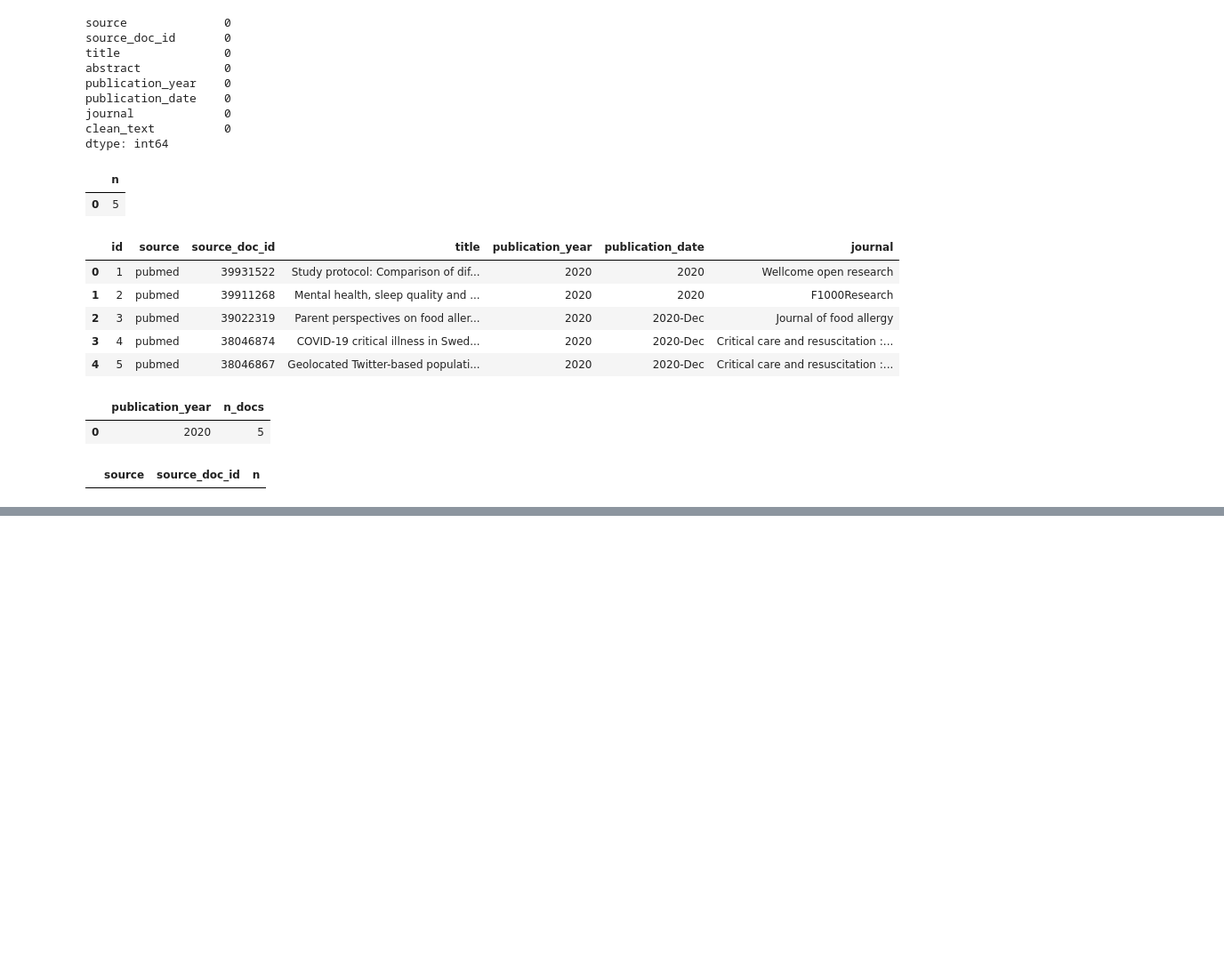
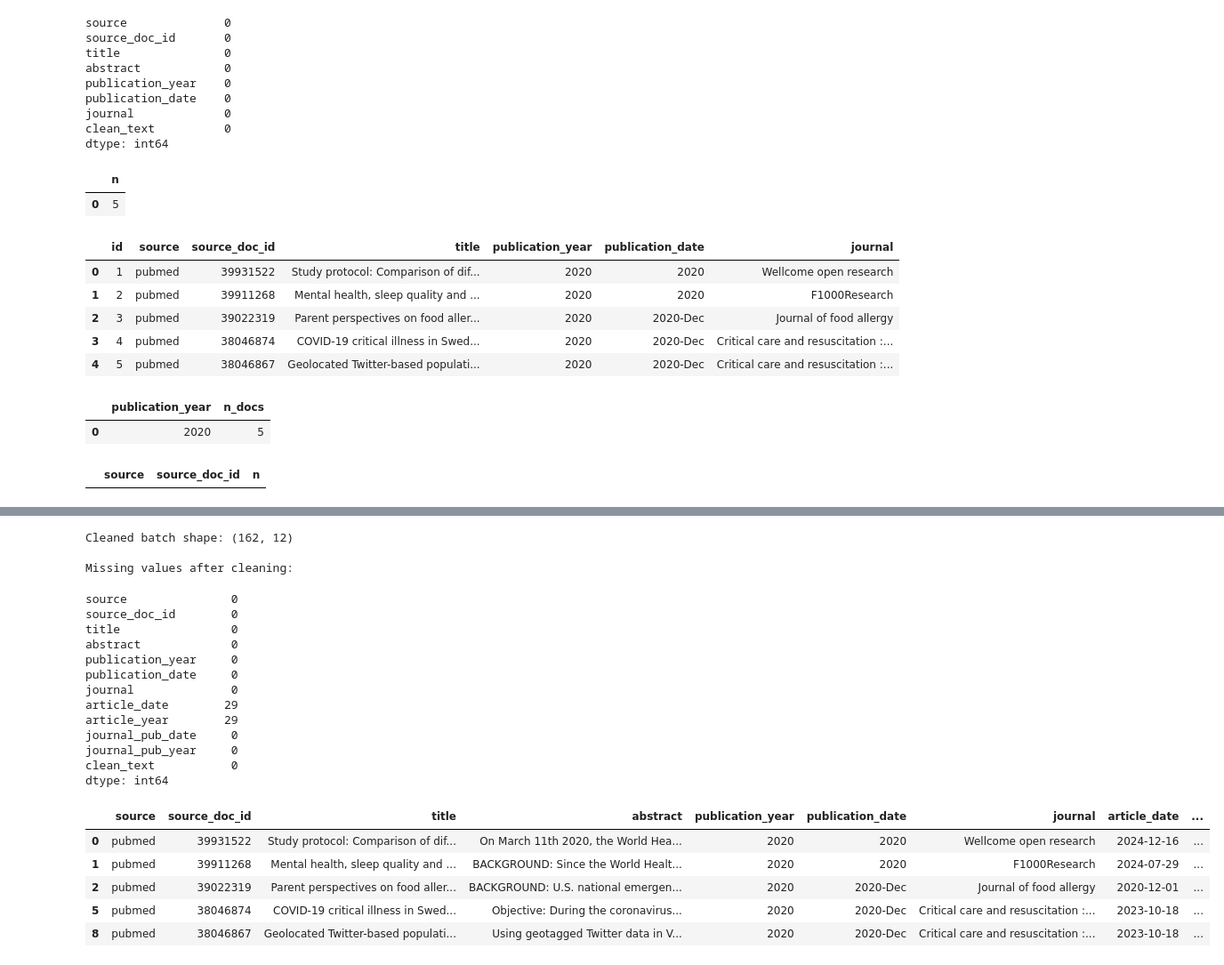
Before and after one commit to JonathanMa03/diffusion-topic-evaluation, a Jupyter notebook: notebooks/01_data_ingestion.ipynb, the cells around one changed output, grey strips where cells are left out. Shown at 89% size. Saved outputs shown, nothing was run; the diff lists cells and outputs as text; code cells hidden in the pictures; blank space fills up the shorter version.

```diff
--- a/notebooks/01_data_ingestion.ipynb
+++ b/notebooks/01_data_ingestion.ipynb
@@ -412,0 +608,53 @@ conn.close()
+# %%
+df = df_raw.copy()
+
+# keep only rows with usable text fields
+df = df.dropna(subset=["title", "abstract", "publication_year"])
+
+# standardize text
+for col in ["title", "abstract", "journal", "publication_date"]:
+    if col in df.columns:
+        df[col] = df[col].astype(str).str.strip()
+
+# remove obviously empty strings that became "nan"
+df = df[
+    (df["title"].str.len() > 0) &
+    (df["abstract"].str.len() > 0) &
+    (df["title"].str.lower() != "nan") &
+    (df["abstract"].str.lower() != "nan")
+].copy()
+
+# de-duplicate within this batch
+df = df.drop_duplicates(subset=["source", "source_doc_id"])
+
+# create clean text for later embedding
+df["clean_text"] = df["title"] + " " + df["abstract"]
+
+print("Cleaned batch shape:", df.shape)
+print("\nMissing values after cleaning:")
+display(df.isna().sum())
+
+display(df.head())
+# %% [output]
+Cleaned batch shape: (162, 12)
+
+Missing values after cleaning:
+source               0
+source_doc_id        0
+title                0
+abstract             0
+publication_year     0
+publication_date     0
+journal              0
+article_date        29
+article_year        29
+journal_pub_date     0
+journal_pub_year     0
+clean_text           0
+dtype: int64
+|  | source | source_doc_id | title | abstract | publication_year | publication_date | journal | article_date | ... |
+| 0 | pubmed | 39931522 | Study protocol: Comparison of dif... | On March 11th 2020, the World Hea... | 2020 | 2020 | Wellcome open research | 2024-12-16 | ... |
+| 1 | pubmed | 39911268 | Mental health, sleep quality and ... | BACKGROUND: Since the World Healt... | 2020 | 2020 | F1000Research | 2024-07-29 | ... |
+| 2 | pubmed | 39022319 | Parent perspectives on food aller... | BACKGROUND: U.S. national emergen... | 2020 | 2020-Dec | Journal of food allergy | 2020-12-01 | ... |
+| 5 | pubmed | 38046874 | COVID-19 critical illness in Swed... | Objective: During the coronavirus... | 2020 | 2020-Dec | Critical care and resuscitation :... | 2023-10-18 | ... |
+| 8 | pubmed | 38046867 | Geolocated Twitter-based populati... | Using geotagged Twitter data in V... | 2020 | 2020-Dec | Critical care and resuscitation :... | 2023-10-18 | ... |
```
Also changed, not shown: parts of 14 cells of this notebook, 1 other file.
